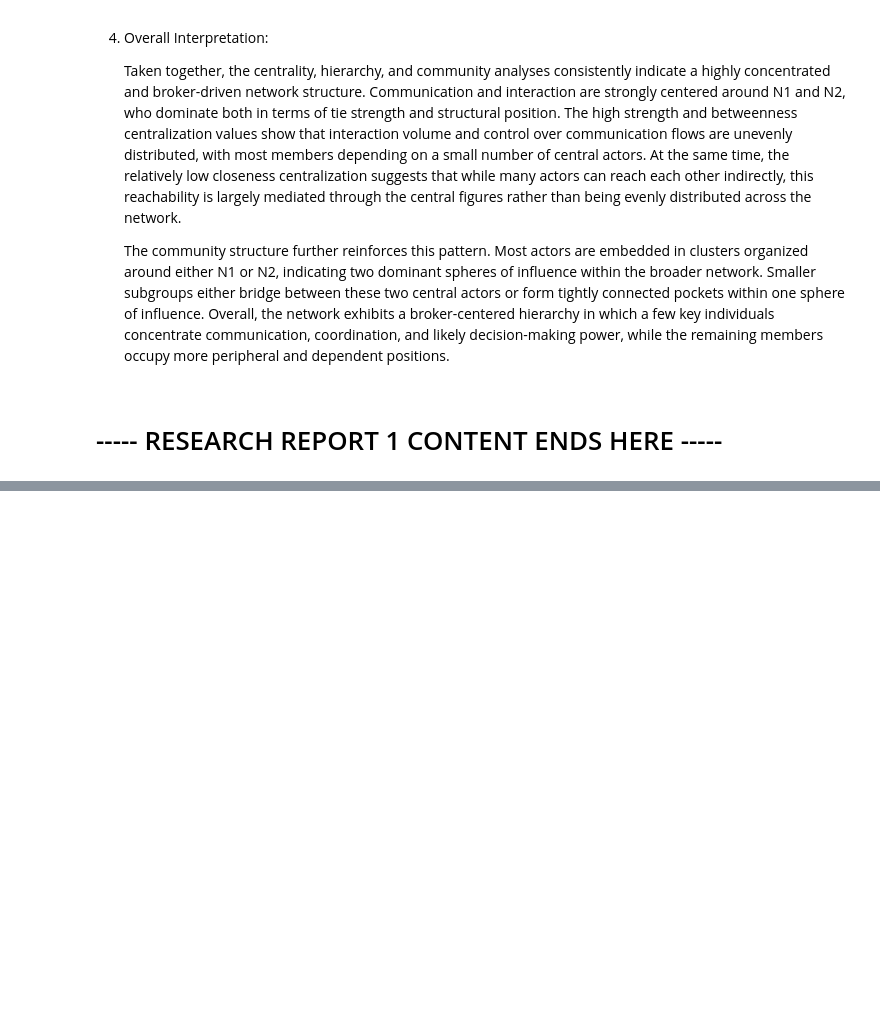
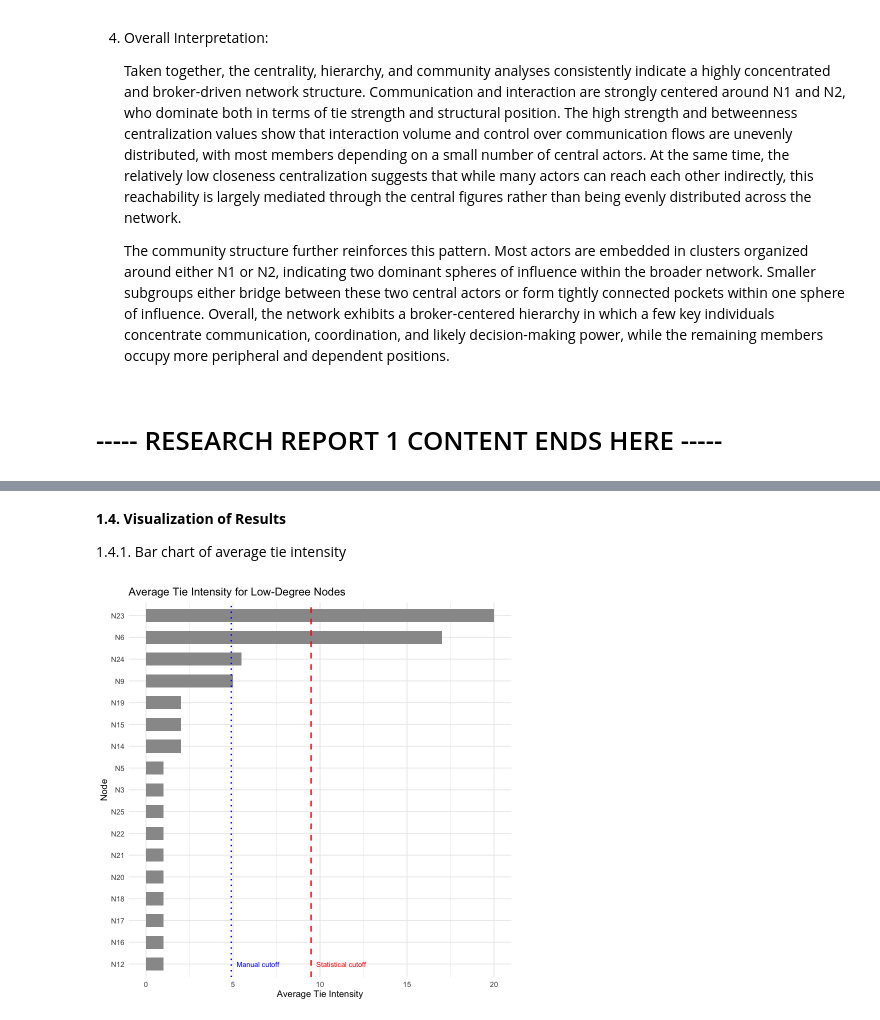
Before and after one commit to ananya923/Social-Networks-Analysis-SOCIOL728, a Jupyter notebook: Research Reports/research-report-02.ipynb, the cells around one changed output, grey strips where cells are left out. Drawn from its saved outputs; the diff is of its cells as text; code cells hidden in the pictures; blank space fills up the shorter version.

Commit message:
add low-degree and ERGM analyses

```diff
--- a/Research Reports/research-report-02.ipynb
+++ b/Research Reports/research-report-02.ipynb
@@ -369,0 +467,9 @@ A caveat about sample size: 25 is a small sample size for an ERGM, although othe
+# %%
+# --- Statistical threshold: 1 SD above the group mean of average intensity ---
+group_mean <- mean(summary_table$Avg_Intensity)
+group_sd   <- sd(summary_table$Avg_Intensity)
+stat_cutoff <- group_mean + group_sd
+
+summary_table$Flag_Statistical <- ifelse(
+  summary_table$Avg_Intensity > stat_cutoff, "high", "typical"
+)
@@ -369,0 +482,10 @@ A caveat about sample size: 25 is a small sample size for an ERGM, although othe
+# %%
+# Print the cutoff so you know what value it landed on
+cat("Statistical threshold (mean + 1 SD):", round(stat_cutoff, 3), "\n")
+
+# --- Manual threshold: based on the table, we can choose a cutoff of 4.9 ---
+manual_cutoff <- 4.9
+
+summary_table$Flag_Manual <- ifelse(
+  summary_table$Avg_Intensity > manual_cutoff, "high", "typical"
+)
@@ -369,0 +515,23 @@ A caveat about sample size: 25 is a small sample size for an ERGM, although othe
+# %% [markdown]
+**1.4. Visualization of Results**
+
+1.4.1. Bar chart of average tie intensity
+# %%
+ggplot(summary_table, aes(x = reorder(Node, Avg_Intensity), y = Avg_Intensity)) +
+  geom_col(width = 0.6, fill="grey60") +
+  geom_hline(yintercept = stat_cutoff, linetype = "dashed", color = "red",
+             linewidth = 0.8) +
+  geom_hline(yintercept = manual_cutoff, linetype = "dotted", color = "blue",
+             linewidth = 0.8) +
+  annotate("text", x = 1, y = stat_cutoff + 0.3,
+           label = "Statistical cutoff", color = "red", hjust = 0, size = 3) +
+  annotate("text", x = 1, y = manual_cutoff + 0.3,
+           label = "Manual cutoff", color = "blue", hjust = 0, size = 3) +
+  coord_flip() +
+  labs(
+    title = "Average Tie Intensity for Low-Degree Nodes",
+    x = "Node", y = "Average Tie Intensity"
+  ) +
+  theme_minimal()
+# %% [output]
+[figure, added]
```
Also changed, not shown: parts of 37 cells of this notebook.
